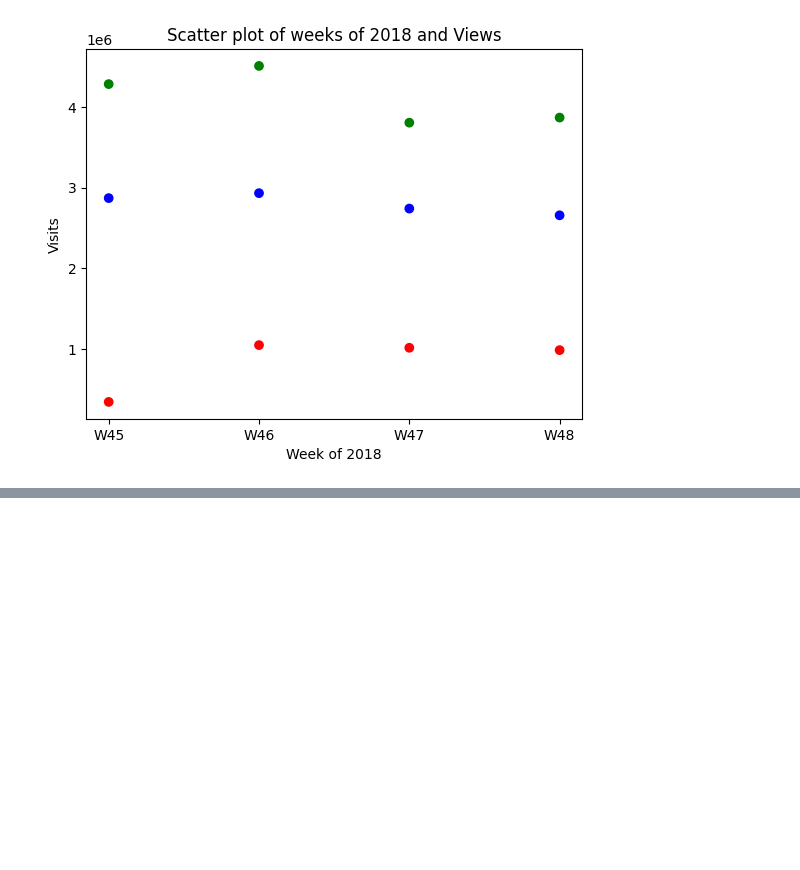
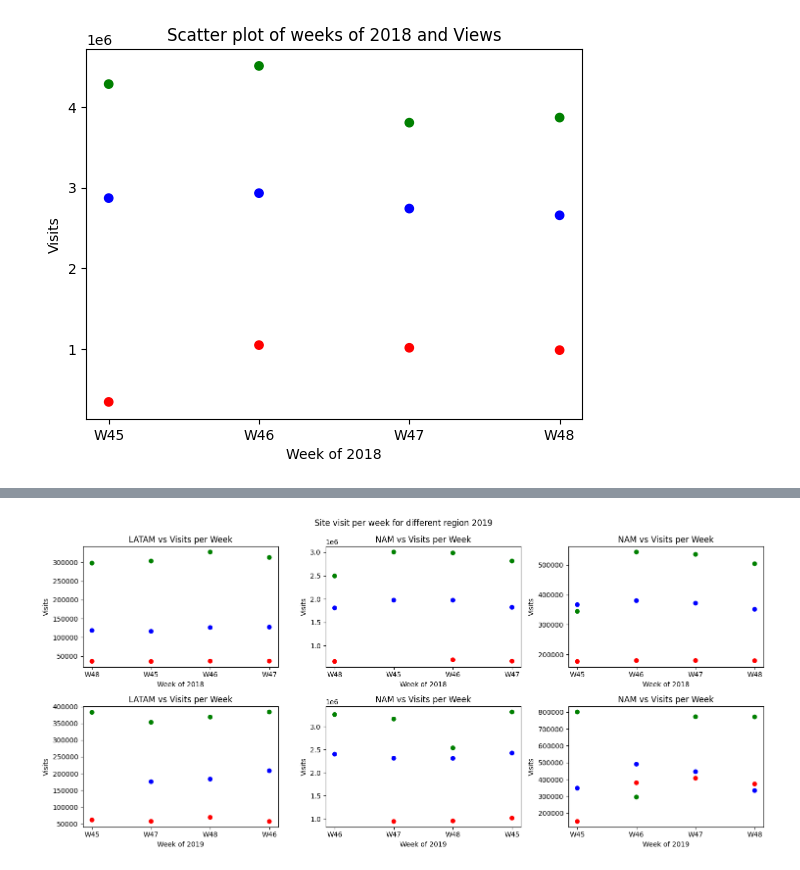
Before and after one commit to DKMalungu/avon_interview, a Jupyter notebook: interview/data_analysis.ipynb, the cells around one changed output, grey strips where cells are left out. Saved outputs shown, nothing was run; the diff lists cells and outputs as text; code cells hidden in the pictures; blank space fills up the shorter version.

Commit message:
complete analysis of dataset 2

```diff
--- a/interview/data_analysis.ipynb
+++ b/interview/data_analysis.ipynb
@@ -533,3 +533,8 @@ plt.ylabel('Visits')
 plt.show()
 # %% [output]
 [figure]
+# %%
+# dataset 2
+data_filter_2 = data_sheet_2['year']=='2019'
+data_sheet_2_2019 = data_sheet_2.where(data_filter_2, inplace=False).dropna()
+print(data_sheet_2_2019.sample(n=10))
@@ -535,0 +559,49 @@ plt.show()
+# %%
+fig, axis = plt.subplots(2, 3, figsize=(15, 7))
+fig.suptitle("Site visit per week for different region 2019")
+data_color = {'Mobile App':'red', 'Desktop': 'green', 'Mobile Web':'blue'}
+
+# Super Regional analysis for 2018 LATAM vs Visits
+LATAM_dataset_2_2018 = data_sheet_2_2018.where(data_sheet_2_2018.Super_Region=='LATAM', inplace=False).dropna()
+axis[0,0].scatter(x= LATAM_dataset_2_2018.week, y=LATAM_dataset_2_2018.Visits, c=LATAM_dataset_2_2018.Platform_Type_Name.map(data_color))
+axis[0,0].set_title('LATAM vs Visits per Week')
+axis[0,0].set_xlabel('Week of 2018')
+axis[0,0].set_ylabel('Visits')
+
+# Super Region analysis for 2018 NAM vs Visits
+NAM_dataset_2_2018 = data_sheet_2_2018.where(data_sheet_2_2018.Super_Region=='NAM', inplace=False).dropna()
+axis[0,1].scatter(x= NAM_dataset_2_2018.week, y=NAM_dataset_2_2018.Visits, c=NAM_dataset_2_2018.Platform_Type_Name.map(data_color))
+axis[0,1].set_title('NAM vs Visits per Week')
+axis[0,1].set_xlabel('Week of 2018')
+axis[0,1].set_ylabel('Visits')
+
+# Super Region analysis for 2018 APAC vs Visits
+APAC_dataset_2_2018 = data_sheet_2_2018.where(data_sheet_2_2018.Super_Region=='APAC', inplace=False).dropna()[['Platform_Type_Name', 'week', 'Visits']].groupby(['week', 'Platform_Type_Name']).sum(numeric_only = True).reset_index()
+axis[0,2].scatter(x= APAC_dataset_2_2018['week'], y=APAC_dataset_2_2018.Visits, c=APAC_dataset_2_2018.Platform_Type_Name.map(data_color))
+axis[0,2].set_title('NAM vs Visits per Week')
+axis[0,2].set_xlabel('Week of 2018')
+axis[0,2].set_ylabel('Visits')
+
+# Super Regional analysis for 2019 LATAM vs Visits
+LATAM_dataset_2_2019 = data_sheet_2_2019.where(data_sheet_2_2019.Super_Region=='LATAM', inplace=False).dropna()
+axis[1,0].scatter(x= LATAM_dataset_2_2019.week, y=LATAM_dataset_2_2019.Visits, c=LATAM_dataset_2_2019.Platform_Type_Name.map(data_color))
+axis[1,0].set_title('LATAM vs Visits per Week')
+axis[1,0].set_xlabel('Week of 2019')
+axis[1,0].set_ylabel('Visits')
+
+# Super Region analysis for 2019 NAM vs Visits
+NAM_dataset_2_2019 = data_sheet_2_2019.where(data_sheet_2_2019.Super_Region=='NAM', inplace=False).dropna()
+axis[1,1].scatter(x= NAM_dataset_2_2019.week, y=NAM_dataset_2_2019.Visits, c=NAM_dataset_2_2019.Platform_Type_Name.map(data_color))
+axis[1,1].set_title('NAM vs Visits per Week')
+axis[1,1].set_xlabel('Week of 2019')
+axis[1,1].set_ylabel('Visits')
+
+# Super Region analysis for 2019 APAC vs Visits
+APAC_dataset_2_2019 = data_sheet_2_2019.where(data_sheet_2_2019.Super_Region=='APAC', inplace=False).dropna()[['Platform_Type_Name', 'week', 'Visits']].groupby(['week', 'Platform_Type_Name']).sum(numeric_only = True).reset_index()
+axis[1,2].scatter(x= APAC_dataset_2_2019['week'], y=APAC_dataset_2_2019.Visits, c=APAC_dataset_2_2019.Platform_Type_Name.map(data_color))
+axis[1,2].set_title('NAM vs Visits per Week')
+axis[1,2].set_xlabel('Week of 2019')
+axis[1,2].set_ylabel('Visits')
+fig.tight_layout()
+# %% [output]
+[figure, added]
```
Also changed, not shown: parts of 7 cells of this notebook.
